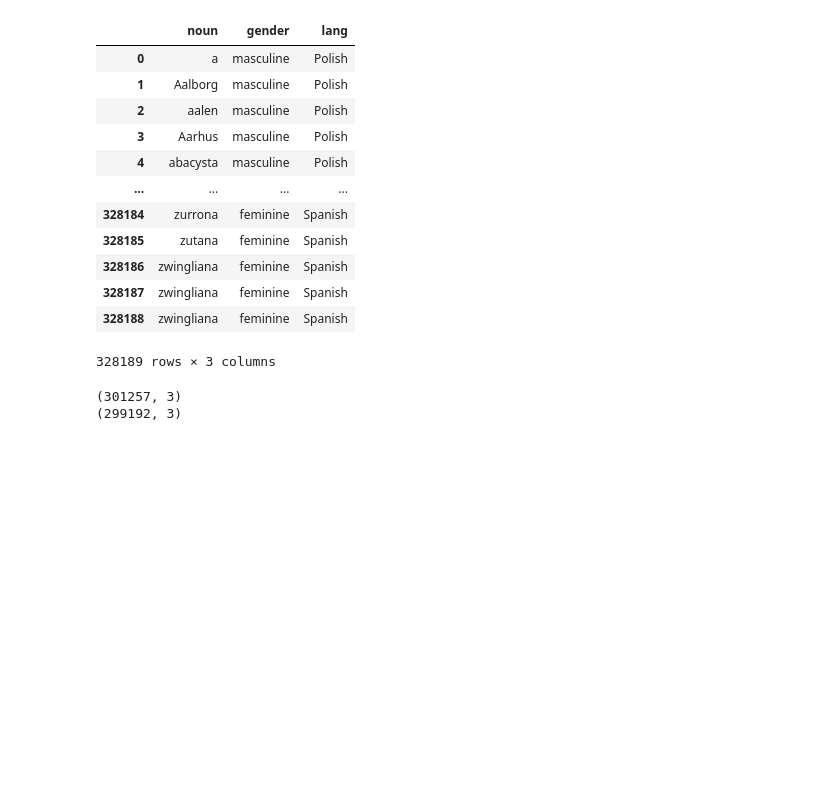
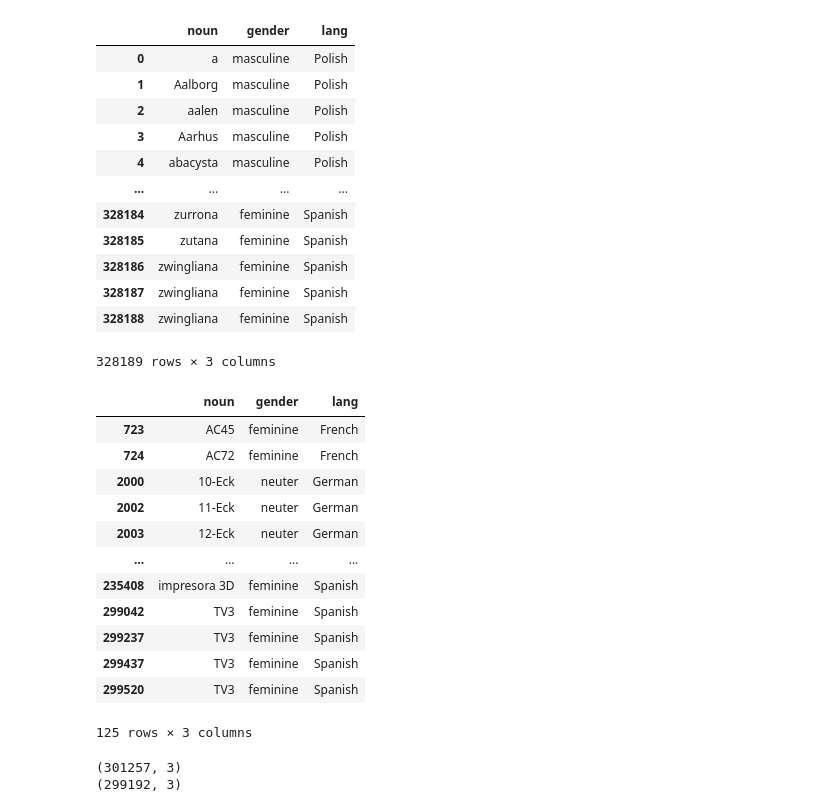
Before and after one commit to NinaNusb/-Morphology-Gender-assignment, a Jupyter notebook: notebooks/main.ipynb, the cells around one changed output. Cells and saved outputs as stored; diff of their text form; code cells hidden in the pictures; blank space fills up the shorter version.

```diff
--- a/notebooks/main.ipynb
+++ b/notebooks/main.ipynb
@@ -60,6 +60,23 @@ raw_df
 | 328187 | zwingliana | feminine | Spanish |
 | 328188 | zwingliana | feminine | Spanish |
 328189 rows × 3 columns
+# %%
+no_nums = raw_df[raw_df['noun'].str.contains('1|2|3|4|5|6|7|8|9|0')]
+no_nums
+# %% [output]
+|  | noun | gender | lang |
+| 723 | AC45 | feminine | French |
+| 724 | AC72 | feminine | French |
+| 2000 | 10-Eck | neuter | German |
+| 2002 | 11-Eck | neuter | German |
+| 2003 | 12-Eck | neuter | German |
+| ... | ... | ... | ... |
+| 235408 | impresora 3D | feminine | Spanish |
+| 299042 | TV3 | feminine | Spanish |
+| 299237 | TV3 | feminine | Spanish |
+| 299437 | TV3 | feminine | Spanish |
+| 299520 | TV3 | feminine | Spanish |
+125 rows × 3 columns
 # %%
 # remove numbers, hypens, spaces, and periods
 no_nums = raw_df[(~raw_df['noun'].str.contains('-| |\.|1|2|3|4|5|6|7|8|9|0'))]
```
Also changed, not shown: parts of 11 cells of this notebook.
